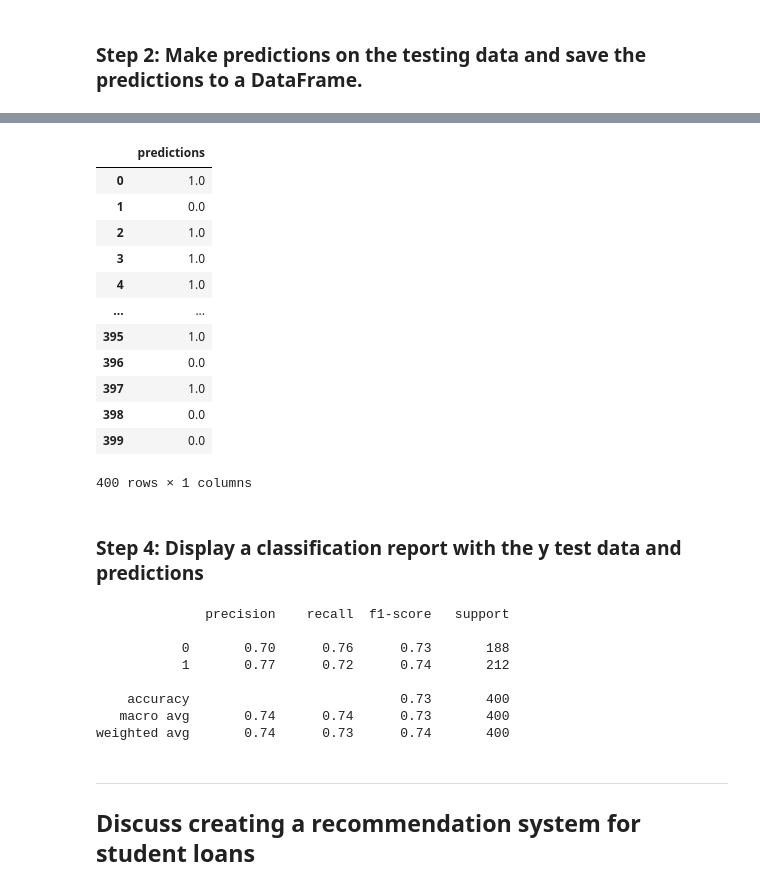
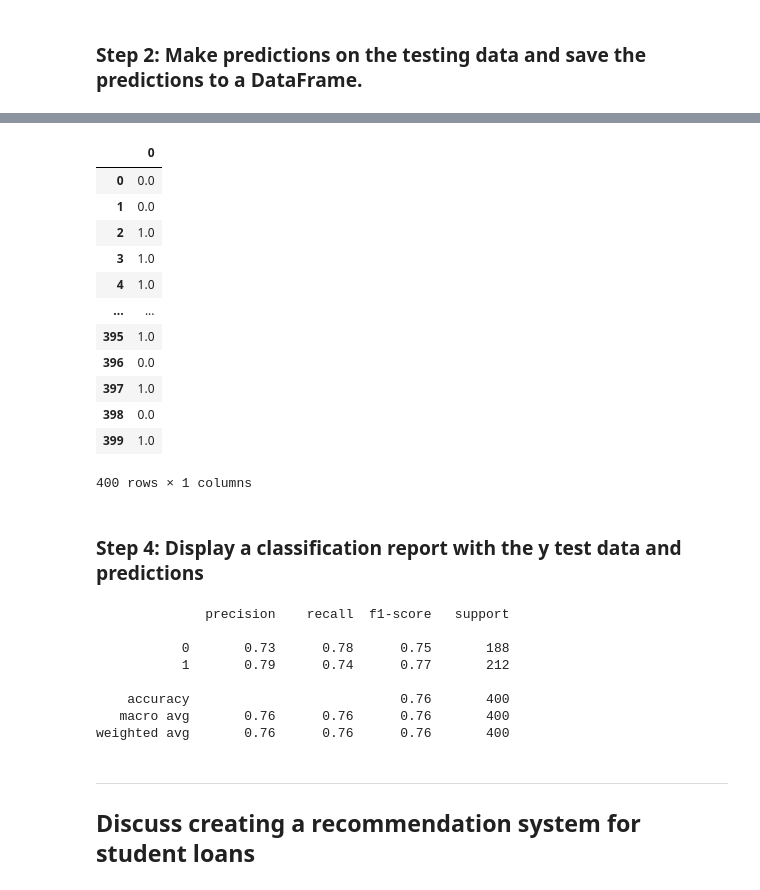
Before and after one commit to jamesjykim2/neural-network-challenge-1, a Jupyter notebook: student_loans_with_deep_learning.ipynb, the cells around one changed output, grey strips where cells are left out. Cells and saved outputs as stored; diff of their text form; code cells hidden in the pictures.

```diff
--- a/student_loans_with_deep_learning.ipynb
+++ b/student_loans_with_deep_learning.ipynb
@@ -95,10 +95,10 @@ X_train, X_test, y_train, y_test = train_test_split(X, y, random_state=1)
 scaler = StandardScaler()
 
 # Fit the scaler to the features training dataset
-scaler.fit(X_train)
+X_train_scaler = scaler.fit_transform(X_train)
 
 # Fit the scaler to the features training dataset
-sca
+X_test_scaler =scaler.fit_transform(X_test)
 # %% [markdown]
 ---
 
@@ -199,14 +205,16 @@ Loss: 0.5049149394035339, Accuracy: 0.7350000143051147
 ### Step 1: Reload your saved model.
 # %%
 # Set the model's file path
-
+f_path = Path('student_loans.keras')
 
 # Load the model to a new object
+new_model = tf.keras.models.load_model(f_path)
 # %% [markdown]
 ### Step 2: Make predictions on the testing data and save the predictions to a DataFrame.
 # %%
 # Make predictions with the test data
-
+predict = new_model.predict(X_test_scaler)
 
 # Display a sample of the predictions
+predict[:5]
 # %% [output]
@@ -219,8 +227,11 @@ array([[0.63573396],
 # %%
 # Save the predictions to a DataFrame and round the predictions to binary results
+predict_df = pd.DataFrame(predict)
+predict_df = predict_df.round()
+predict_df
 # %% [output]
-|  | predictions |
-| 0 | 1.0 |
+|  | 0 |
+| 0 | 0.0 |
 | 1 | 0.0 |
 | 2 | 1.0 |
 | 3 | 1.0 |
@@ -230,21 +241,22 @@ array([[0.63573396],
 | 396 | 0.0 |
 | 397 | 1.0 |
 | 398 | 0.0 |
-| 399 | 0.0 |
+| 399 | 1.0 |
 400 rows × 1 columns
 # %% [markdown]
 ### Step 4: Display a classification report with the y test data and predictions
 # %%
 # Print the classification report with the y test data and predictions
+print(classification_report(y_test, predict_df))
 # %% [output]
               precision    recall  f1-score   support
 
-           0       0.70      0.76      0.73       188
-           1       0.77      0.72      0.74       212
+           0       0.73      0.78      0.75       188
+           1       0.79      0.74      0.77       212
 
-    accuracy                           0.73       400
-   macro avg       0.74      0.74      0.73       400
-weighted avg       0.74      0.73      0.74       400
+    accuracy                           0.76       400
+   macro avg       0.76      0.76      0.76       400
+weighted avg       0.76      0.76      0.76       400
 # %% [markdown]
 ---
 ## Discuss creating a recommendation system for student loans
```
Also changed, not shown: parts of 10 cells of this notebook.
